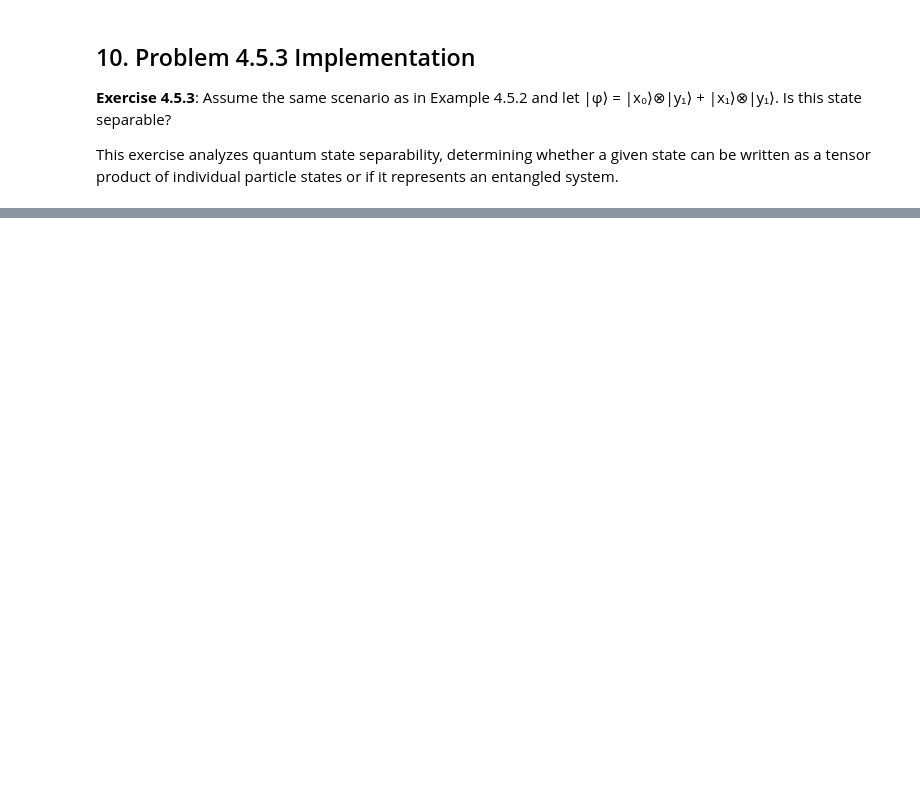
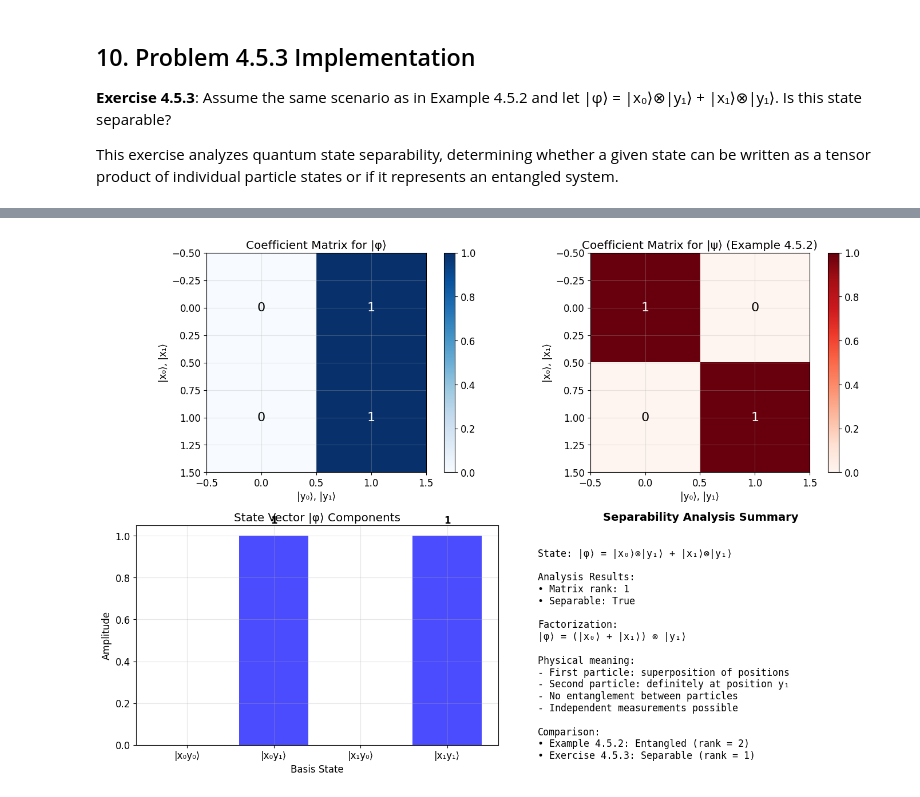
Before and after one commit to AnderssonProgramming/quantum-observables-simulation, a Jupyter notebook: quantum_observables_simulation.ipynb, the cells around one changed output, grey strips where cells are left out. Saved outputs shown, nothing was run; the diff lists cells and outputs as text; code cells hidden in the pictures; blank space fills up the shorter version.

```diff
--- a/quantum_observables_simulation.ipynb
+++ b/quantum_observables_simulation.ipynb
@@ -1451,7 +1623,7 @@ class QuantumStateSeparabilityAnalyzer:
         state = np.array(state_vector, dtype=complex)
 
         if verbose:
-            print("\\n=== Two-Particle Separability Analysis ===")
+            print("\n=== Two-Particle Separability Analysis ===")
             print(f"State vector: {state}")
 
         # For a 2×2 system, we can use the matrix determinant method
@@ -1464,7 +1636,7 @@ class QuantumStateSeparabilityAnalyzer:
         state_matrix = state.reshape(d1, d2)
 
         if verbose:
-            print(f"\\nState matrix (reshaped):")
+            print(f"\nState matrix (reshaped):")
             print(state_matrix)
 
         # Calculate rank - if rank = 1, the state is separable
@@ -1472,7 +1644,7 @@ class QuantumStateSeparabilityAnalyzer:
         is_separable = (rank == 1)
 
         if verbose:
-            print(f"\\nMatrix rank: {rank}")
+            print(f"\nMatrix rank: {rank}")
             print(f"Separable (rank = 1): {is_separable}")
 
         result = {
@@ -1496,13 +1668,13 @@ class QuantumStateSeparabilityAnalyzer:
             result['separable_factorization'] = (factor_1, factor_2)
 
             if verbose:
-                print(f"\\nSeparable factorization:")
+                print(f"\nSeparable factorization:")
                 print(f"Factor 1 (particle 1): {factor_1}")
                 print(f"Factor 2 (particle 2): {factor_2}")
 
                 # Verify the factorization
                 reconstructed = np.kron(factor_1, factor_2)
-                print(f"\\nVerification - reconstructed state: {reconstructed}")
+                print(f"\nVerification - reconstructed state: {reconstructed}")
                 print(f"Original state: {state}")
                 print(f"Factorization correct: {np.allclose(reconstructed, state)}")
 
@@ -1522,7 +1694,7 @@ class QuantumStateSeparabilityAnalyzer:
             dict: Separability analysis results
         """
         if verbose:
-            print("\\n=== Algebraic Separability Analysis ===")
+            print("\n=== Algebraic Separability Analysis ===")
             print("Testing if state can be written as (a₀|x₀⟩ + a₁|x₁⟩) ⊗ (b₀|y₀⟩ + b₁|y₁⟩)")
 
         # Extract coefficients
@@ -1532,7 +1704,7 @@ class QuantumStateSeparabilityAnalyzer:
         c11 = coefficients.get((1,1), 0)
 
         if verbose:
-            print(f"\\nCoefficients:")
+            print(f"\nCoefficients:")
             print(f"c₀₀ = {c00}")
             print(f"c₀₁ = {c01}")
             print(f"c₁₀ = {c10}")
@@ -1544,7 +1716,7 @@ class QuantumStateSeparabilityAnalyzer:
         is_separable = np.isclose(determinant, 0, atol=1e-10)
 
         if verbose:
-            print(f"\\nSeparability condition: c₀₀×c₁₁ - c₀₁×c₁₀ = 0")
+            print(f"\nSeparability condition: c₀₀×c₁₁ - c₀₁×c₁₀ = 0")
             print(f"Determinant: {c00}×{c11} - {c01}×{c10} = {determinant}")
             print(f"Is separable: {is_separable}")
 
@@ -1553,7 +1725,7 @@ class QuantumStateSeparabilityAnalyzer:
         if is_separable and not all(c == 0 for c in [c00, c01, c10, c11]):
             # Find the factorization
             if verbose:
-                print("\\nFinding separable factorization...")
+                print("\nFinding separable factorization...")
 
             # Try different approaches to find a₀, a₁, b₀, b₁
             if c00 != 0:
@@ -1617,7 +1789,7 @@ class QuantumStateSeparabilityAnalyzer:
                 print(f"  Second particle: {b_factors[0]}|y₀⟩ + {b_factors[1]}|y₁⟩")
 
                 # Verify
-                print(f"\\nVerification:")
+                print(f"\nVerification:")
                 reconstructed_coeffs = {
                     (0,0): a_factors[0] * b_factors[0],
                     (0,1): a_factors[0] * b_factors[1],
@@ -1641,67 +1813,76 @@ def solve_exercise_453():
     Analyzes the specific state |φ⟩ = |x₀⟩⊗|y₁⟩ + |x₁⟩⊗|y₁⟩ for separability.
     """
     print("=== SOLUTION: Exercise 4.5.3 ===")
-    print("Quantum state separability analysis\\n")
+    print("Quantum state separability analysis\n")
 
     # The state from Exercise 4.5.3
     print("Given state: |φ⟩ = |x₀⟩⊗|y₁⟩ + |x₁⟩⊗|y₁⟩")
 
     # Express in standard basis form
-    print("\\nExpressing in standard basis:")
+    print("\nExpressing in standard basis:")
     print("|φ⟩ = 0|x₀⟩⊗|y₀⟩ + 1|x₀⟩⊗|y₁⟩ + 0|x₁⟩⊗|y₀⟩ + 1|x₁⟩⊗|y₁⟩")
 
     # Create analyzer
-    analyzer = QuantumStateSeparabilityAnalyzer(2, [2, 2])\n
-    # Method 1: Vector analysis\n    state_vector = np.array([0, 1, 0, 1], dtype=complex)\n    result_vector = analyzer.analyze_two_particle_separability(state_vector)
+    analyzer = QuantumStateSeparabilityAnalyzer(2, [2, 2])
 
-    print("\\n" + "="*60)
+    # Method 1: Vector analysis
+    state_vector = np.array([0, 1, 0, 1], dtype=complex)
+    result_vector = analyzer.analyze_two_particle_separability(state_vector)
 
-    # Method 2: Algebraic analysis\n    coefficients = {(0,0): 0, (0,1): 1, (1,0): 0, (1,1): 1}\n    result_algebraic = analyzer.analyze_algebraic_separability(coefficients)
+    print("\n" + "="*60)
 
-    print("\\n" + "="*60)
+    # Method 2: Algebraic analysis
+    coefficients = {(0,0): 0, (0,1): 1, (1,0): 0, (1,1): 1}
+    result_algebraic = analyzer.analyze_algebraic_separability(coefficients)
 
-    # Physical interpretation\n    print("\\n=== Physical Interpretation ===")
+    # Physical interpretation
+    print("\n=== Physical Interpretation ===")
     if result_vector['is_separable']:
         print("✓ The state |φ⟩ is SEPARABLE")
-        print("\\nThis means:")
+        print("\nThis means:")
         print("• The state can be written as a tensor product of individual particle states")
         print("• Measuring one particle doesn't affect the other particle's state")
         print("• No quantum entanglement is present")
 
         if result_vector['separable_factorization']:
             factor1, factor2 = result_vector['separable_factorization']
-            print(f"\\nFactorization:")
+            print(f"\nFactorization:")
             print(f"|φ⟩ = ({factor1[0]:.3f}|x₀⟩ + {factor1[1]:.3f}|x₁⟩) ⊗ ({factor2[0]:.3f}|y₀⟩ + {factor2[1]:.3f}|y₁⟩)")
     else:
         print("✓ The state |φ⟩ is ENTANGLED")
-        print("\\nThis means:")
+        print("\nThis means:")
         print("• The state cannot be written as a tensor product")
         print("• Measuring one particle affects the other particle's state")
         print("• Quantum entanglement is present")
 
-    # Compare with Example 4.5.2
-    print("\\n=== Comparison with Example 4.5.2 ===")
+    # Compare with Example 4.5.2 (entangled Bell state)
+    print("\n=== Comparison with Example 4.5.2 ===")
     print("Example 4.5.2: |ψ⟩ = |x₀⟩⊗|y₀⟩ + |x₁⟩⊗|y₁⟩")
-    print("Exercise 4.5.3: |φ⟩ = |x₀⟩⊗|y₁⟩ + |x₁⟩⊗|y₁⟩")
 
-    # Analyze Example 4.5.2 state for comparison
-    example_coeffs = {(0,0): 1, (0,1): 0, (1,0): 0, (1,1): 1}
-    example_result = analyzer.analyze_algebraic_separability(example_coeffs, verbose=False)
+    # Analyze Example 4.5.2 for comparison
+    example_coefficients = {(0,0): 1, (0,1): 0, (1,0): 0, (1,1): 1}
+    example_result = analyzer.analyze_algebraic_separability(example_coefficients, verbose=False)
 
-    print(f"\\nExample 4.5.2 separable: {example_result['is_separable']}")
+    print(f"\nExample 4.5.2 separable: {example_result['is_separable']}")
     print(f"Exercise 4.5.3 separable: {result_algebraic['is_separable']}")
 
     # Mathematical explanation
-    print("\\n=== Mathematical Explanation ===")
+    print("\n=== Mathematical Explanation ===")
     print("For separability, we need the coefficient matrix to have rank 1:")
-    print("\\nCoefficient matrix for |φ⟩:")
+    print("\nCoefficient matrix for |φ⟩:")
     print("      |y₀⟩  |y₁⟩")
     print("|x₀⟩ [  0    1  ]")
     print("|x₁⟩ [  0    1  ]")
 
-    print(f"\\nRank = {result_vector['rank']}")
+    print(f"\nRank = {result_vector['rank']}")
     print("Since rank = 1, the state is separable!")
 
+    print(f"\nRank = {result_vector['rank']}")
+    print("Since rank = 1, the state is separable!")
+
+    print("\nThe state can be factored as:")
+    print("|φ⟩ = (|x₀⟩ + |x₁⟩) ⊗ |y₁⟩")
+    print("    = (1/√2)(|x₀⟩ + |x₁⟩) ⊗ √2|y₁⟩")
     print("\\nThe state can be factored as:")
     print("|φ⟩ = (|x₀⟩ + |x₁⟩) ⊗ |y₁⟩")
     print("    = (1/√2)(|x₀⟩ + |x₁⟩) ⊗ √2|y₁⟩")
@@ -1794,15 +1975,16 @@ Comparison:
 • Exercise 4.5.3: Separable (rank = 1)
 """
 
-ax4.text(0.05, 0.95, summary_text, fontsize=10, verticalalignment='top',
+ax4.text(0.05, 0.95, summary_text, verticalalignment='top',
          transform=ax4.transAxes, fontfamily='monospace')
 
 plt.tight_layout()
 plt.show()
 
-print("\\n=== Exercise 4.5.3 Complete ===")
+print("\n=== Exercise 4.5.3 Complete ===")
 print("✓ State separability analyzed using multiple methods")
 print("✓ Coefficient matrix rank calculation performed")
 print("✓ Algebraic separability condition verified")
 print("✓ Physical interpretation and comparison provided")
 print(f"✓ Final result: The state |φ⟩ is {'SEPARABLE' if results_453['is_separable'] else 'ENTANGLED'}")
+# %% [output]
@@ -1808,0 +2008 @@ print(f"✓ Final result: The state |φ⟩ is {'SEPARABLE' if results_453['is_se
+[figure, added]
```
Also changed, not shown: parts of 15 cells of this notebook.
